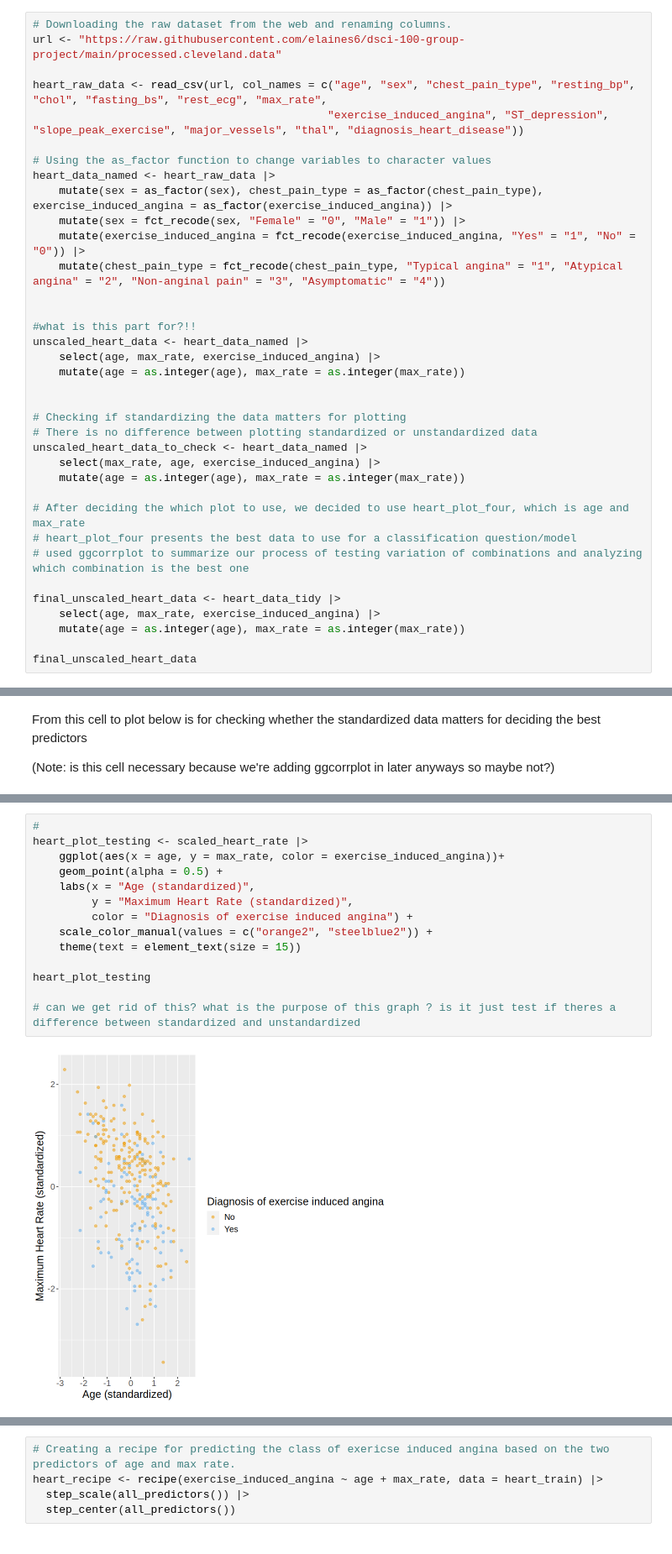
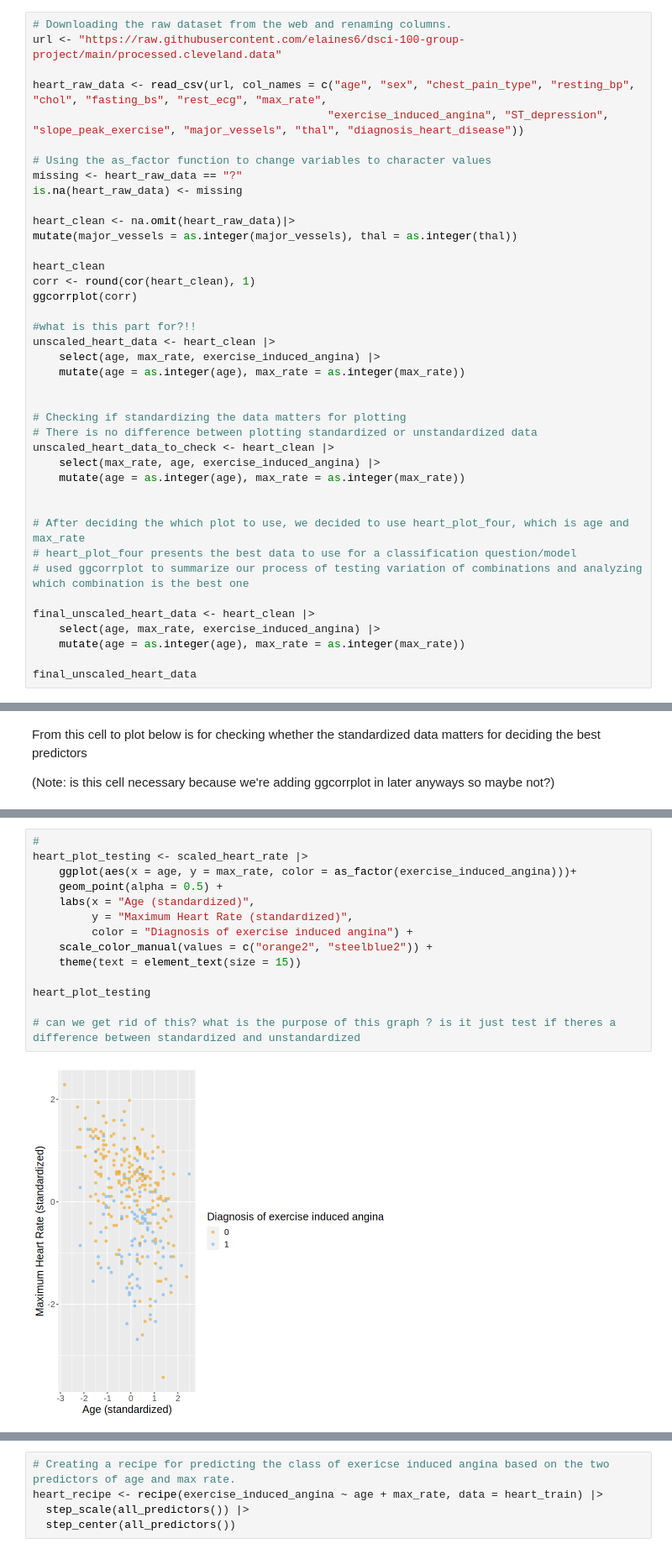
Before and after one commit to elaines6/dsci-100-group-project, a Jupyter notebook: heart_disease_group_report.ipynb, the cells around one changed output, grey strips where cells are left out. Shown at 84% size. Drawn from its saved outputs; the diff is of its cells as text.

```diff
--- a/heart_disease_group_report.ipynb
+++ b/heart_disease_group_report.ipynb
@@ -43,30 +48,34 @@ heart_raw_data <- read_csv(url, col_names = c("age", "sex", "chest_pain_type", "
                                              "exercise_induced_angina", "ST_depression", "slope_peak_exercise", "major_vessels", "thal", "diagnosis_heart_disease"))
 
 # Using the as_factor function to change variables to character values
-heart_data_named <- heart_raw_data |>
-    mutate(sex = as_factor(sex), chest_pain_type = as_factor(chest_pain_type), exercise_induced_angina = as_factor(exercise_induced_angina)) |>
-    mutate(sex = fct_recode(sex, "Female" = "0", "Male" = "1")) |>
-    mutate(exercise_induced_angina = fct_recode(exercise_induced_angina, "Yes" = "1", "No" = "0")) |>
-    mutate(chest_pain_type = fct_recode(chest_pain_type, "Typical angina" = "1", "Atypical angina" = "2", "Non-anginal pain" = "3", "Asymptomatic" = "4"))
+missing <- heart_raw_data == "?"
+is.na(heart_raw_data) <- missing
 
+heart_clean <- na.omit(heart_raw_data)|>
+mutate(major_vessels = as.integer(major_vessels), thal = as.integer(thal))
+
+heart_clean
+corr <- round(cor(heart_clean), 1)
+ggcorrplot(corr)
 
 #what is this part for?!!
-unscaled_heart_data <- heart_data_named |>
+unscaled_heart_data <- heart_clean |>
     select(age, max_rate, exercise_induced_angina) |>
     mutate(age = as.integer(age), max_rate = as.integer(max_rate))
 
 
 # Checking if standardizing the data matters for plotting
 # There is no difference between plotting standardized or unstandardized data
-unscaled_heart_data_to_check <- heart_data_named |>
+unscaled_heart_data_to_check <- heart_clean |>
     select(max_rate, age, exercise_induced_angina) |>
     mutate(age = as.integer(age), max_rate = as.integer(max_rate))
+
 
 # After deciding the which plot to use, we decided to use heart_plot_four, which is age and max_rate
 # heart_plot_four presents the best data to use for a classification question/model
 # used ggcorrplot to summarize our process of testing variation of combinations and analyzing which combination is the best one
 
-final_unscaled_heart_data <- heart_data_tidy |>
+final_unscaled_heart_data <- heart_clean |>
     select(age, max_rate, exercise_induced_angina) |>
     mutate(age = as.integer(age), max_rate = as.integer(max_rate))
 
@@ -127,19 +191,19 @@ A tibble: 303 × 3
 # %%
 #
 heart_plot_testing <- scaled_heart_rate |>
-    ggplot(aes(x = age, y = max_rate, color = exercise_induced_angina))+
+    ggplot(aes(x = age, y = max_rate, color = as_factor(exercise_induced_angina)))+
     geom_point(alpha = 0.5) +
     labs(x = "Age (standardized)",
          y = "Maximum Heart Rate (standardized)",
          color = "Diagnosis of exercise induced angina") +
     scale_color_manual(values = c("orange2", "steelblue2")) +
     theme(text = element_text(size = 15))
 
 heart_plot_testing
 
 # can we get rid of this? what is the purpose of this graph ? is it just test if theres a difference between standardized and unstandardized
 # %% [output]
-[figure, old version]
+[figure, new version]
 # %%
 # Getting the number of samples in the plot 4, but do I need to upsample this??
 # Computing the total number of observations in the dataset.
```
Also changed, not shown: parts of 15 cells of this notebook.
